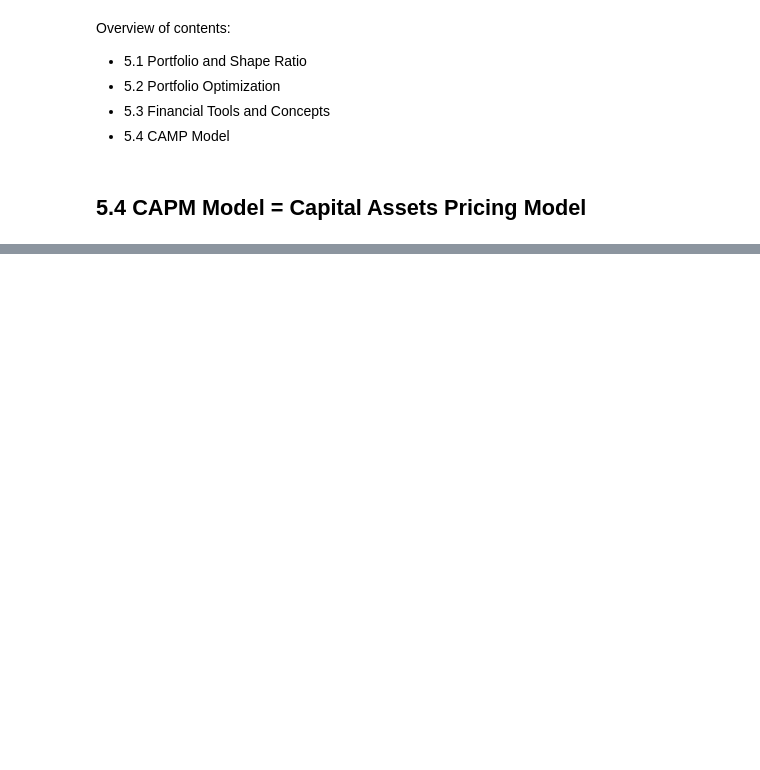
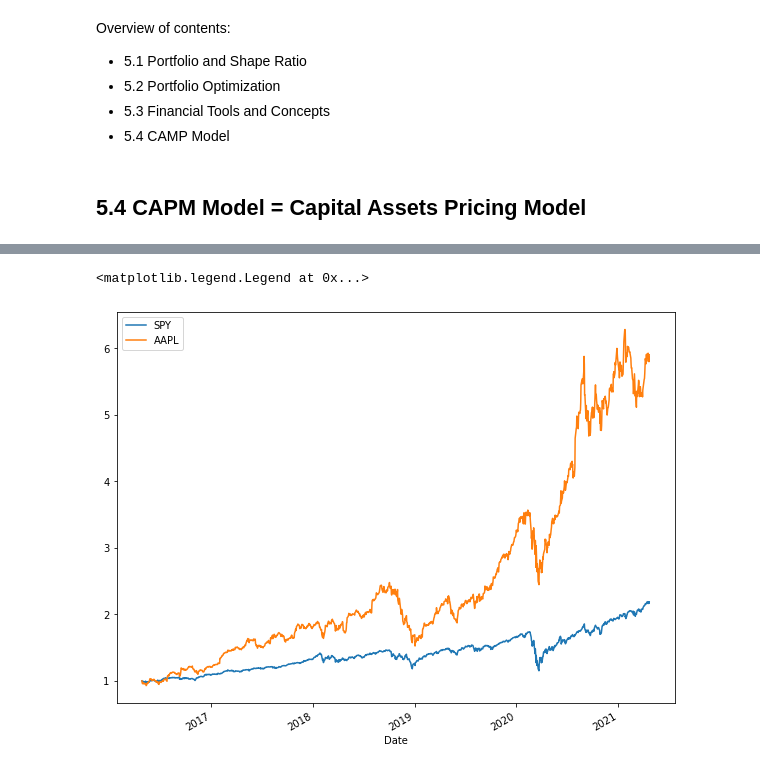
Before and after one commit to mxagar/finance_accounting_courses, a Jupyter notebook: python_finance/05_FinanceFundamentals/05_3_CAPM.ipynb, the cells around one changed output, grey strips where cells are left out. Drawn from its saved outputs; the diff is of its cells as text; code cells hidden in the pictures; blank space fills up the shorter version.

```diff
--- a/python_finance/05_FinanceFundamentals/05_3_CAPM.ipynb
+++ b/python_finance/05_FinanceFundamentals/05_3_CAPM.ipynb
@@ -41,0 +90,12 @@ spy_etf = web.DataReader('SPY','yahoo')
+# %%
+# Cumulative returns for every day
+spy_etf['Cumulative Return'] = spy_etf['Adj Close']/spy_etf['Adj Close'].iloc[0]
+aapl['Cumulative Return'] = aapl['Adj Close']/aapl['Adj Close'].iloc[0]
+# %%
+# Plot cumulative return
+spy_etf['Cumulative Return'].plot(figsize=(10,8),label='SPY')
+aapl['Cumulative Return'].plot(figsize=(10,8),label='AAPL')
+plt.legend()
+# %% [output]
+<matplotlib.legend.Legend at 0x...>
+[figure, added]
```
Also changed, not shown: parts of 22 cells of this notebook, 2 other files.
